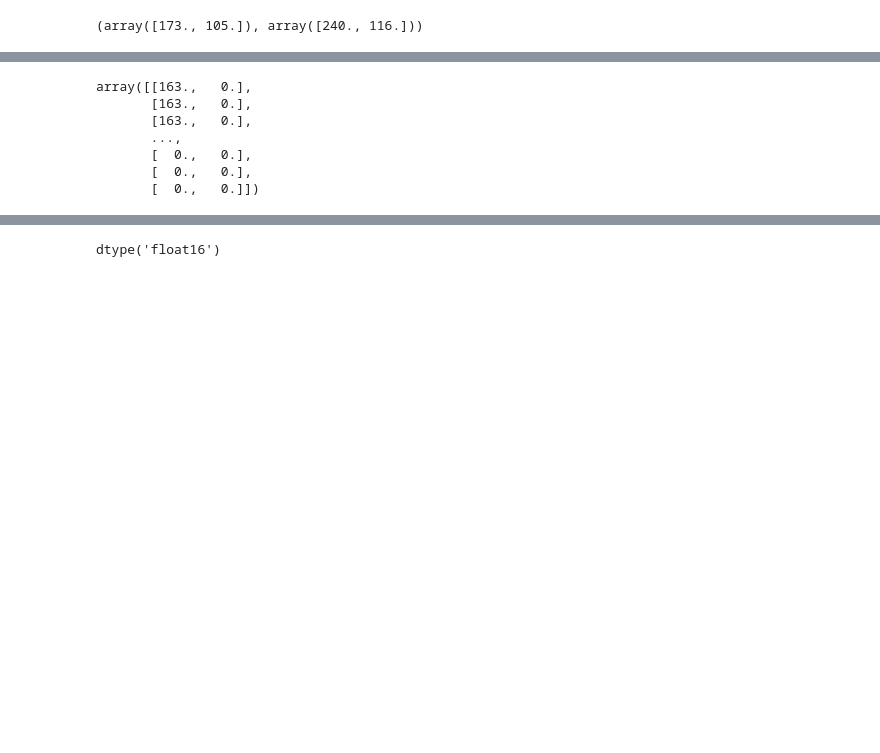
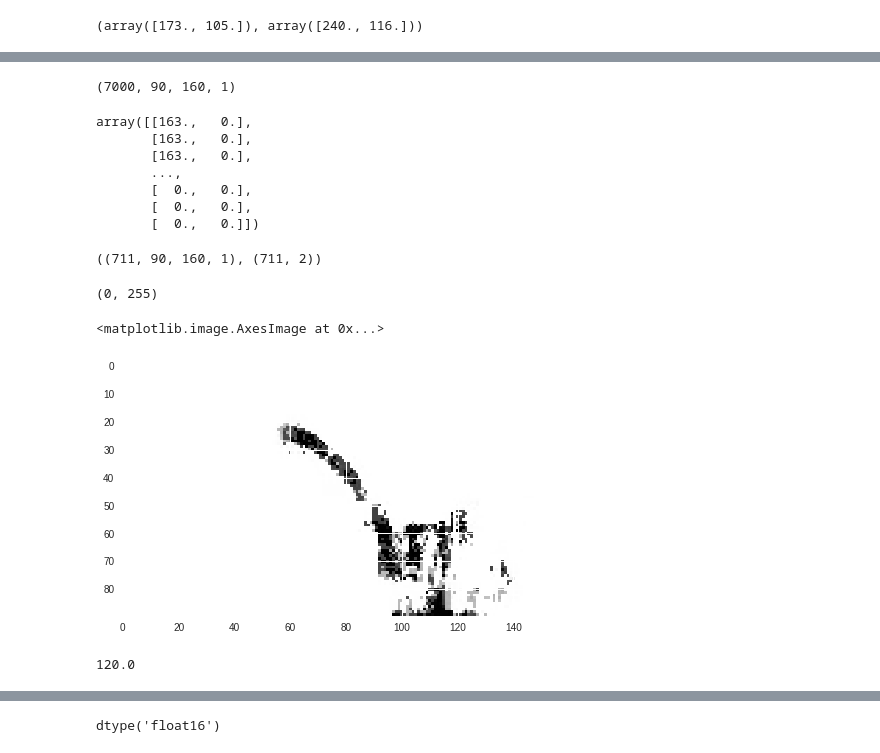
Before and after one commit to ZackAkil/optimising-basketball, a Jupyter notebook: shot prediction/where_did_i_shoot_from.ipynb, the cells around one changed output, grey strips where cells are left out. Saved outputs shown, nothing was run; the diff lists cells and outputs as text; code cells hidden in the pictures; blank space fills up the shorter version.

```diff
--- a/shot prediction/where_did_i_shoot_from.ipynb
+++ b/shot prediction/where_did_i_shoot_from.ipynb
@@ -25,3 +26,5 @@ Operation completed over 1 objects/6.0 MiB.
+# %%
+DELTA_FILE_NAME = 'deltas_160.mp4'
 # %%
 !gsutil cp gs://rugby-videos/y.joblib .
 # %% [output]
@@ -39,6 +42,6 @@ ys = joblib.load('y.joblib')
 from skvideo.io import vread
 import numpy as np
 # %%
-X_delta = vread('deltas.mp4')[:,:,:,0]
+X_delta = vread(DELTA_FILE_NAME)[:,:,:,0]
 X = np.expand_dims(X_delta, axis=3)[:7000]
 del(X_delta)
@@ -186,5 +268,9 @@ new_y[:,1] /= 180.
 # %%
 import matplotlib.pyplot as plt
+# %%
+data_shape
+# %% [output]
+(7000, 90, 160, 1)
 # %%
 def show_random_frames(X, y):
 
@@ -207,3 +293,20 @@ array([[163.,   0.],
        [  0.,   0.],
        [  0.,   0.],
        [  0.,   0.]])
+# %%
+shot_x.shape, y.shape
+# %% [output]
+((711, 90, 160, 1), (711, 2))
+# %%
+shot_x.min(), shot_x.max()
+# %% [output]
+(0, 255)
+# %%
+plt.imshow(shot_x[1,:,:,0])
+# %% [output]
+<matplotlib.image.AxesImage at 0x...>
+[figure, added]
+# %%
+ y.max()
+# %% [output]
+120.0
```
Also changed, not shown: parts of 51 cells of this notebook.
